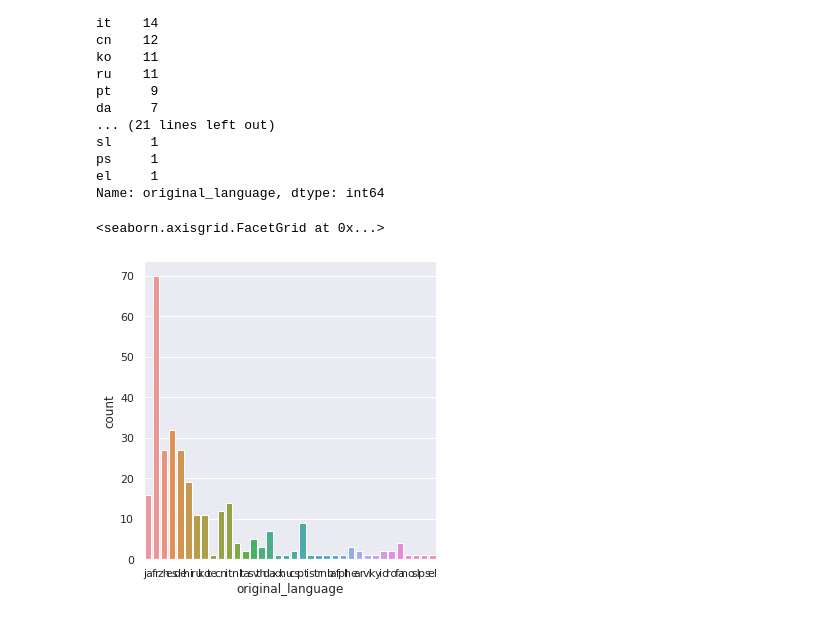
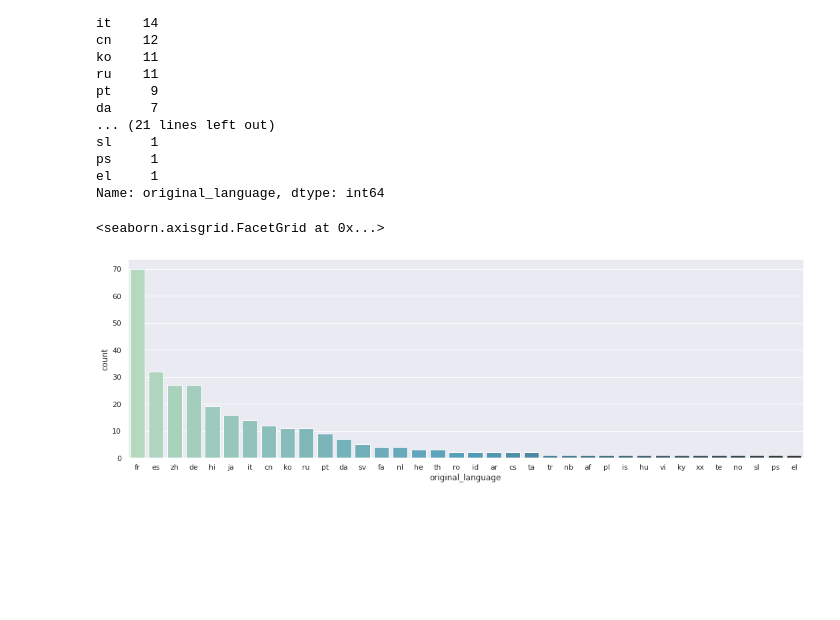
Before and after one commit to Ronaldocruz26/Ol--mundo--eu-de-novo---, a Jupyter notebook: ds1.ipynb, the cells around one changed output. Cells and saved outputs as stored; diff of their text form; code cells hidden in the pictures; blank space fills up the shorter version.

```diff
--- a/ds1.ipynb
+++ b/ds1.ipynb
@@ -326,7 +326,8 @@ el     1
 Name: original_language, dtype: int64
 # %%
 filmes_sem_lingua_original_em_ingles = tmdb.query("original_language !='en'")
-sns.catplot(x = "original_language", kind= "count", data = filmes_sem_lingua_original_em_ingles)
+
+sns.catplot(x = "original_language", kind= "count", data = filmes_sem_lingua_original_em_ingles, aspect =3, palette="GnBu_d", order = total_por_lingua_de_outros_filmes.index)
 # %% [output]
 <seaborn.axisgrid.FacetGrid at 0x...>
-[figure, old version]
+[figure, new version]
```
